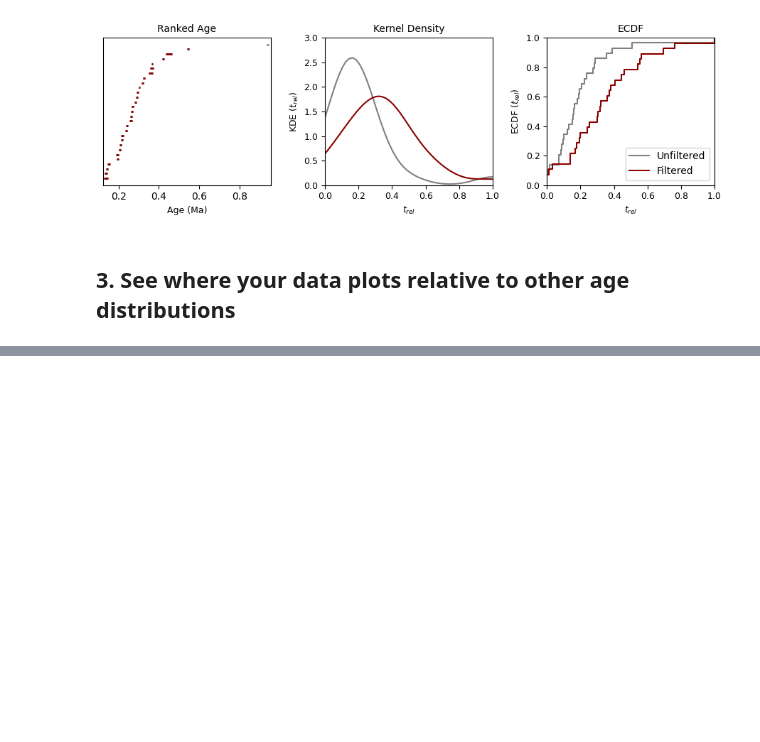
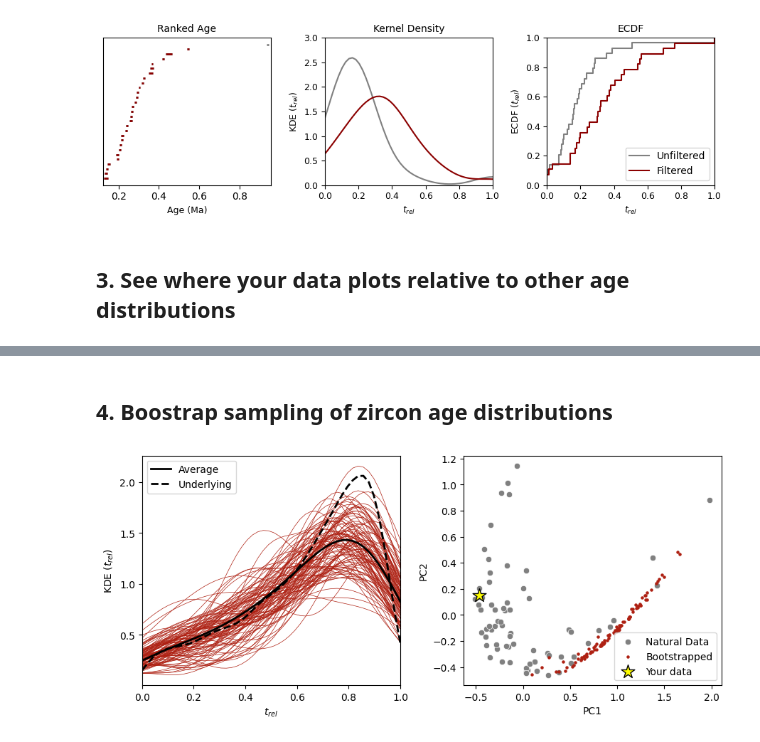
Before and after one commit to ChetanNathwani/zircon_age_spectra, a Jupyter notebook: scripts/zircon_age_spectra_binder.ipynb, the cells around one changed output, grey strips where cells are left out. Drawn from its saved outputs; the diff is of its cells as text; code cells hidden in the pictures; blank space fills up the shorter version.

Commit message:
Add bootstrap sampling function, distributions and code/plots in Jupyter notebook

```diff
--- a/scripts/zircon_age_spectra_binder.ipynb
+++ b/scripts/zircon_age_spectra_binder.ipynb
@@ -164,0 +165,49 @@ plt.show()
+# %% [markdown]
+## 4. Boostrap sampling of zircon age distributions
+# %%
+# Add your parameters here that you want for the bootstrap sampling
+distribution = 'MELTS' # Distribution to sample from
+n_zircon = 30 # Number of zircons sampled in each bootstrap sampling iteration
+age = 10 # Age in Ma that the uncertainties should be calculated for
+n_simulations = 100 # Number of simulations
+truncation = 1.0 # Truncation (between 0 and 1) for which to sample from where 1.0 is no truncation
+method = 'ID-TIMS' # Either ID-TIMS or LA-ICP-MS to calculate the uncertainties for
+n_inh = 0 # Number of zircons to be inherited
+dx = 0 # Distance from which a secondary antecrystal population of zircons is apart from the primary distribution (in relative time)
+
+test = geochron.bootstrap_sampling(age = age, n_zircon = n_zircon, distribution = distribution, n_simulations = n_simulations, truncation = truncation,
+                                   method = method, n_inh = n_inh, dx = dx)
+
+fig, axs = plt.subplots(1,2, figsize = (9, 4))
+
+
+for i in test:
+    x, y = geochron.plot_kde(i, normalize = True)
+    axs[0].plot(x,y, color = (174/255, 32/255, 18/255), linewidth = 0.5)
+
+axs[0].set_xlim(0,1)
+x, y = geochron.plot_kde(test.mean(axis=0), normalize = True)
+sb.lineplot(x=x, y=y, linewidth = 2, ax = axs[0], color = 'black', label = 'Average')
+x,y = geochron.synthetic_distribution(distribution)
+sb.lineplot(x=x, y=y, linewidth = 2, ax = axs[0], color = 'black', linestyle = 'dashed', label = 'Underlying')
+
+pca_W2_data = geochron.generate_pca_scores()
+
+sb.scatterplot(x=pca_W2_data['PC1'],y=pca_W2_data['PC2'], color = 'gray', ax = axs[1], label = 'Natural Data')
+
+synthetic_pca = np.zeros((len(test),2))
+for n,i in enumerate(test):
+    synthetic_pca[n] = geochron.calc_W_PCA(i, check = False)
+
+axs[1].scatter(synthetic_pca[:,0], synthetic_pca[:,1], color = (174/255, 32/255, 18/255),  s = 5, label = 'Bootstrapped')
+axs[1].scatter(pc1, pc2, s = 200, color = 'yellow', marker = '*', edgecolor = 'black', label = 'Your data')
+
+axs[1].legend()
+
+axs[0].set_ylabel('KDE ($t_{rel}$)')
+axs[0].set_xlabel('$t_{rel}$')
+
+plt.tight_layout()
+plt.show()
+# %% [output]
+[figure, added]
```
Also changed, not shown: parts of 1 cell of this notebook, 13 other files.
